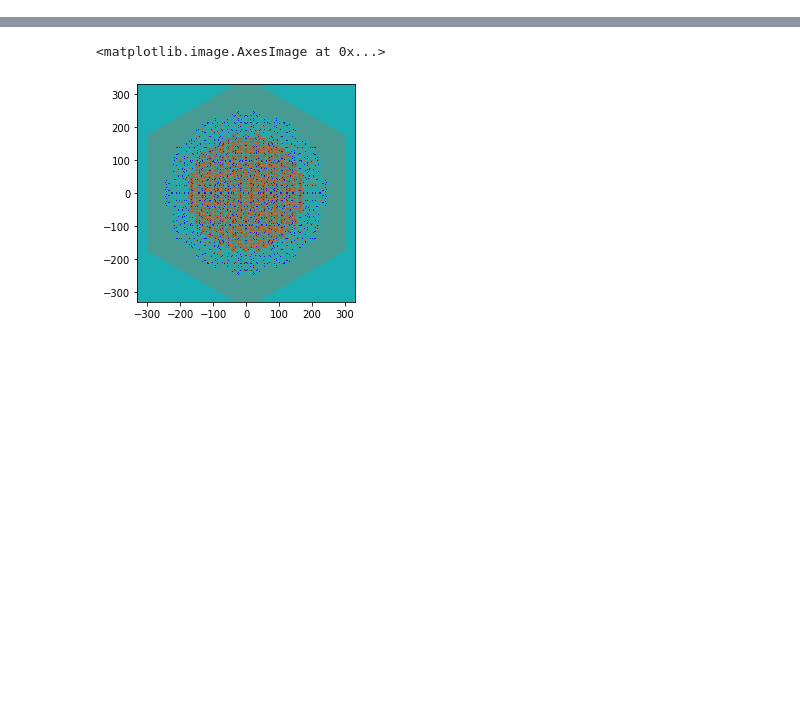
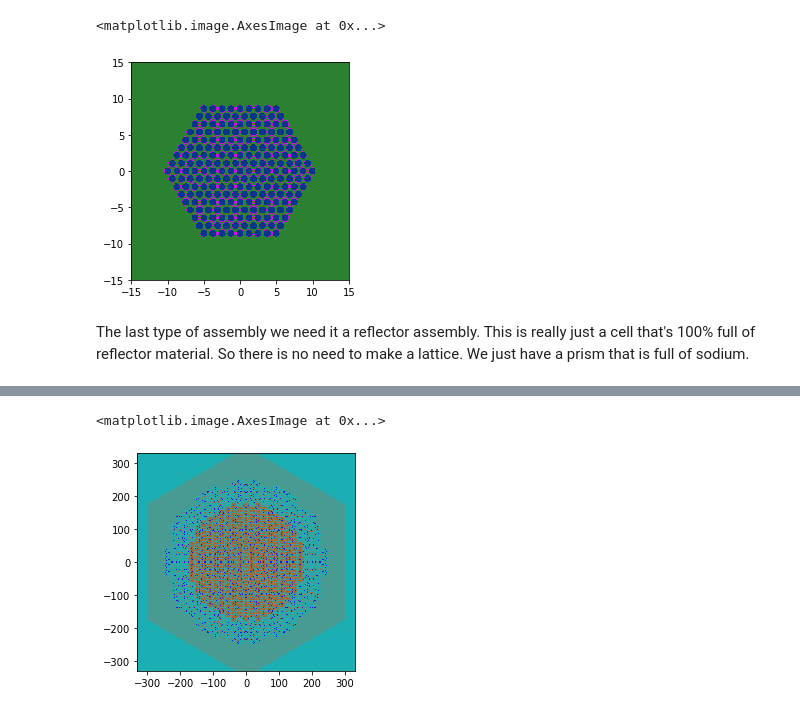
Before and after one commit to mit-crpg/openmc-reactor-examples, a Jupyter notebook: FastReactor_3layers.ipynb, the cells around one changed output, grey strips where cells are left out. Drawn from its saved outputs; the diff is of its cells as text; code cells hidden in the pictures; blank space fills up the shorter version.

```diff
--- a/FastSodium.ipynb
+++ b/FastReactor_3layers.ipynb
@@ -167,4 +209,11 @@ out_out_assembly  = openmc.Cell(cell_id=10, fill=sodium,  region=~outer_out_surf
 
 # Create a universe that contains both
 main_out_u = openmc.Universe(universe_id=5, cells=[main_out_assembly, out_out_assembly])
+# %%
+main_out_u.plot(origin = (0,0,0), pixels=(500, 500), width = (30.,30.), color_by = 'material')
+# %% [output]
+<matplotlib.image.AxesImage at 0x...>
+[figure, added]
+# %% [markdown]
+The last type of assembly we need it a reflector assembly. This is really just a cell that's 100% full of reflector material. So there is no need to make a lattice. We just have a prism that is full of sodium.
 # %%
```
Also changed, not shown: parts of 29 cells of this notebook, 10 other files.
